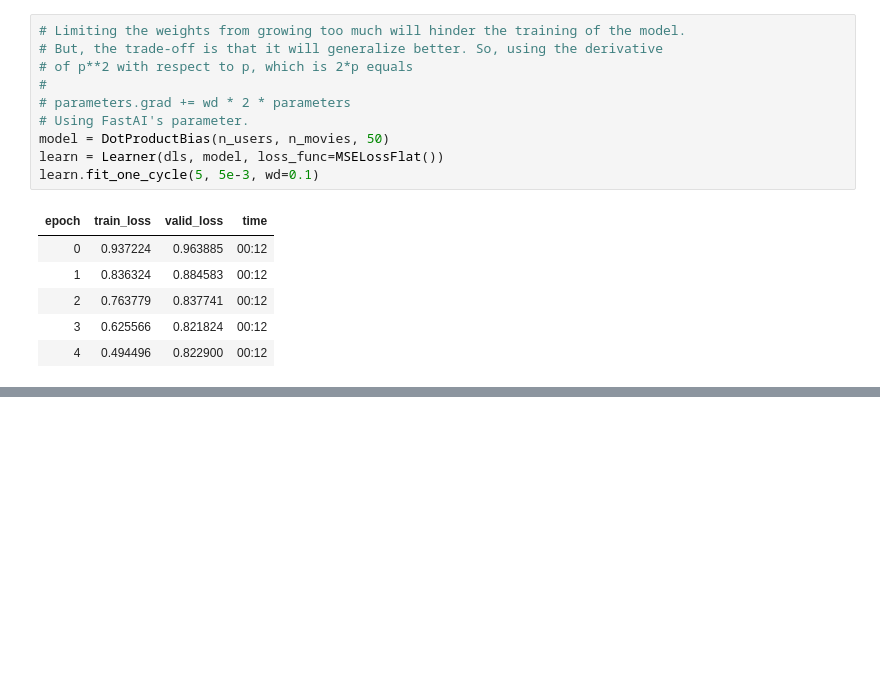
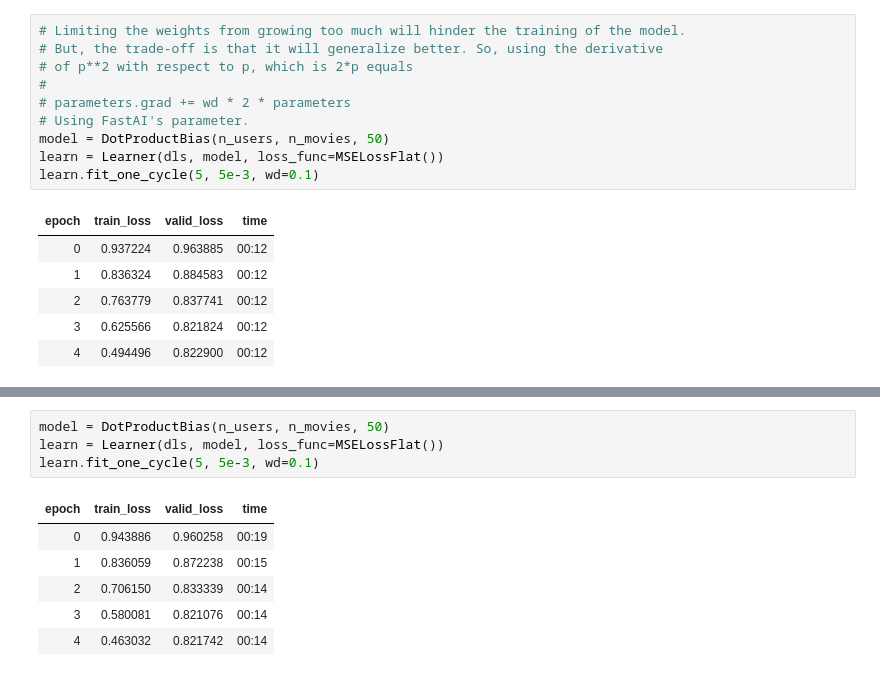
Before and after one commit to bachaudhry/FastAI-22-23, a Jupyter notebook: FastAI_2022_Collaborative_Filtering.ipynb, the cells around one changed output, grey strips where cells are left out. Cells and saved outputs as stored; diff of their text form; blank space fills up the shorter version.

```diff
--- a/FastAI_2022_Collaborative_Filtering.ipynb
+++ b/FastAI_2022_Collaborative_Filtering.ipynb
@@ -240,0 +287,11 @@ learn.fit_one_cycle(5, 5e-3, wd=0.1)
+# %%
+model = DotProductBias(n_users, n_movies, 50)
+learn = Learner(dls, model, loss_func=MSELossFlat())
+learn.fit_one_cycle(5, 5e-3, wd=0.1)
+# %% [output]
+| epoch | train_loss | valid_loss | time |
+| 0 | 0.943886 | 0.960258 | 00:19 |
+| 1 | 0.836059 | 0.872238 | 00:15 |
+| 2 | 0.706150 | 0.833339 | 00:14 |
+| 3 | 0.580081 | 0.821076 | 00:14 |
+| 4 | 0.463032 | 0.821742 | 00:14 |
```
Also changed, not shown: parts of 8 cells of this notebook.
